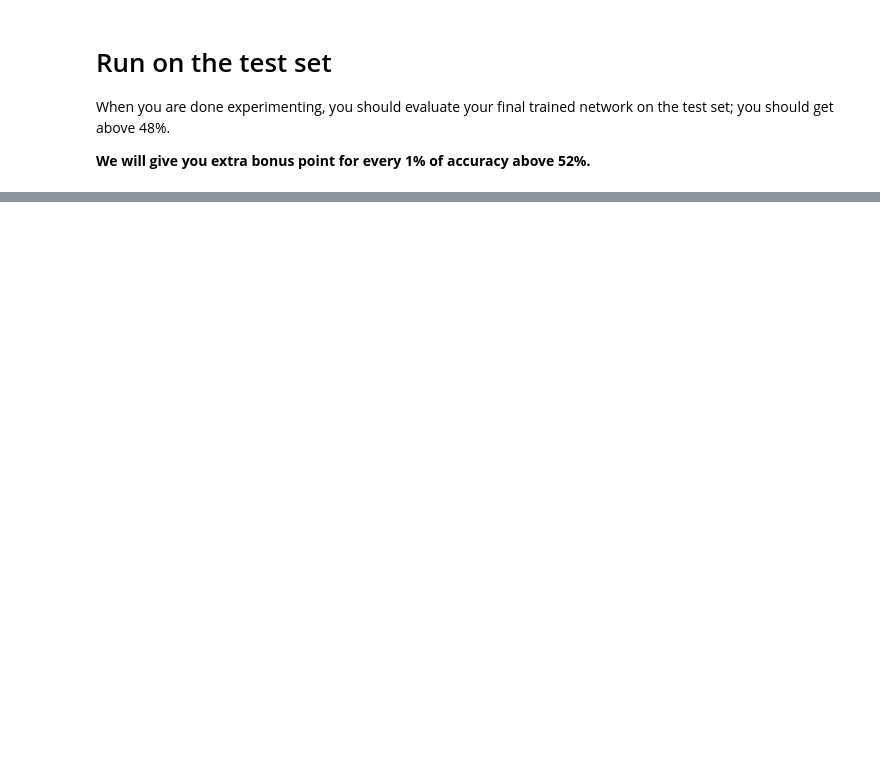
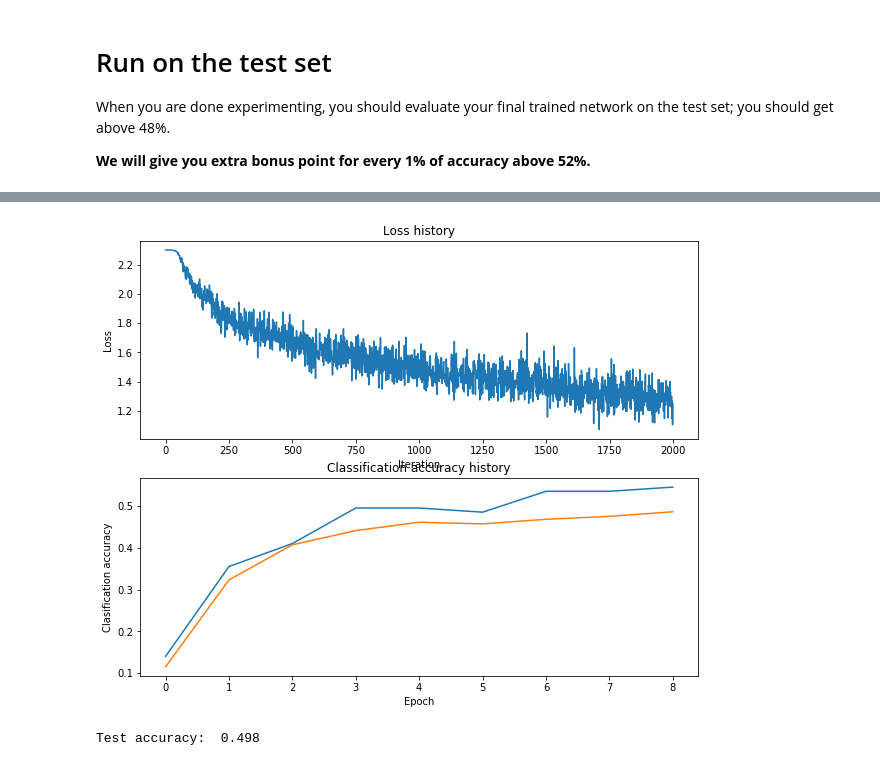
Before and after one commit to Deepanshu2017/deep_learning, a Jupyter notebook: assignment1/two_layer_net.ipynb, the cells around one changed output, grey strips where cells are left out. Saved outputs shown, nothing was run; the diff lists cells and outputs as text; code cells hidden in the pictures; blank space fills up the shorter version.

```diff
--- a/assignment1/two_layer_net.ipynb
+++ b/assignment1/two_layer_net.ipynb
@@ -253,6 +283,7 @@ show_net_weights(net)
 **Experiment**: You goal in this exercise is to get as good of a result on CIFAR-10 as you can, with a fully-connected Neural Network. For every 1% above 52% on the Test set we will award you with one extra bonus point. Feel free implement your own techniques (e.g. PCA to reduce dimensionality, or adding dropout, or adding features to the solver, etc.).
 # %%
 best_net = None # store the best model into this
+prev_acc = 0.0
 
 #################################################################################
 # TODO: Tune hyperparameters using the validation set. Store your best trained  #
@@ -266,7 +297,30 @@ best_net = None # store the best model into this
 # write code to sweep through possible combinations of hyperparameters          #
 # automatically like we did on the previous exercises.                          #
 #################################################################################
-pass
+
+hidden_sizes = [10, 30, 50, 60, 70, 75, 80, 90, 110]
+learning_rates = [1e-4, 5e-4, 1e-5, 5e-5, 1e-6, 5e-3, 1e-3]
+reg_rates = [0.25, 0.5, 0.75, 1.0, 1.25, 1.5, -0.25, -0.5]
+
+for hidden_size in hidden_sizes:
+    for lr in learning_rates:
+        for reg in reg_rates:
+            input_size = 32 * 32 * 3
+            num_classes = 10
+            net = TwoLayerNet(input_size, hidden_size, num_classes)
+
+            # Train the network
+            stats = net.train(X_train, y_train, X_val, y_val,
+                              num_iters=2000, batch_size=200,
+                              learning_rate=lr, learning_rate_decay=0.95, reg=reg,
+                              verbose=False)
+
+            # Predict on the validation set
+            val_acc = np.mean(net.predict(X_val) == y_val)
+            print('reg:', reg, 'lr:', lr, 'hidden:', hidden_size, 'Validation accuracy: ', val_acc)
+            if val_acc > prev_acc:
+                prev_acc = val_acc
+                best_net = net
 #################################################################################
 #                               END OF YOUR CODE                                #
 #################################################################################
@@ -283,0 +611,21 @@ print('Test accuracy: ', test_acc)
+# %%
+# Plot the loss function and train / validation accuracies
+plt.subplot(2, 1, 1)
+plt.plot(stats['loss_history'])
+plt.title('Loss history')
+plt.xlabel('Iteration')
+plt.ylabel('Loss')
+
+plt.subplot(2, 1, 2)
+plt.plot(stats['train_acc_history'], label='train')
+plt.plot(stats['val_acc_history'], label='val')
+plt.title('Classification accuracy history')
+plt.xlabel('Epoch')
+plt.ylabel('Clasification accuracy')
+plt.show()
+
+test_acc = (best_net_leaky.predict(X_test) == y_test).mean()
+print('Test accuracy: ', test_acc)
+# %% [output]
+[figure, added]
+Test accuracy:  0.498
```
Also changed, not shown: parts of 19 cells of this notebook, 3 other files.
